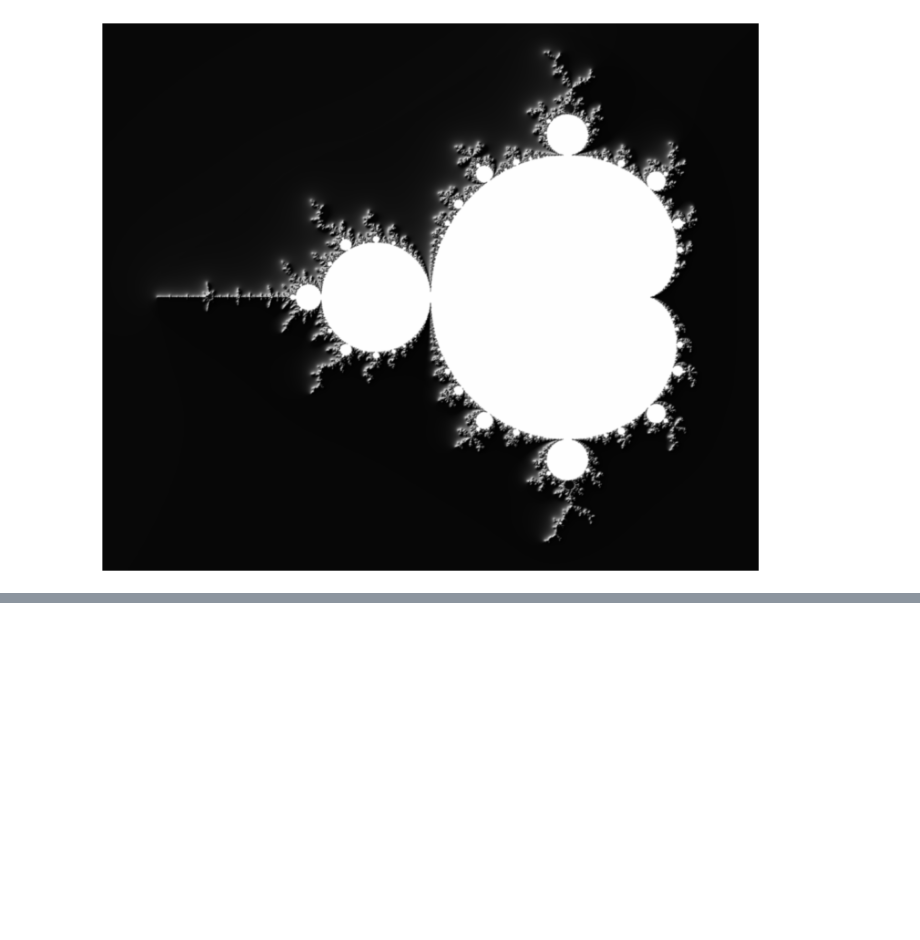
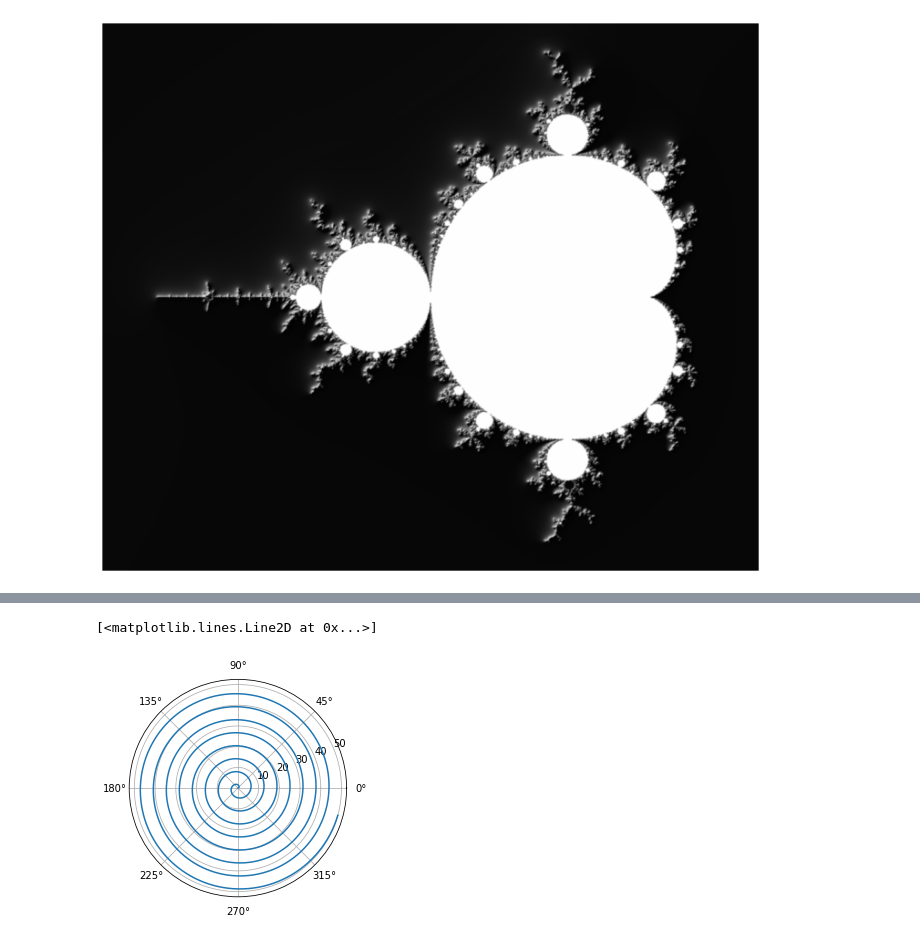
Before and after one commit to HayaoSuzuki/PyCon-mini-Shizuoka-2020, a Jupyter notebook: 20200229complex_numbers.ipynb, the cells around one changed output, grey strips where cells are left out. Cells and saved outputs as stored; diff of their text form; code cells hidden in the pictures; blank space fills up the shorter version.

```diff
--- a/20200229complex_numbers.ipynb
+++ b/20200229complex_numbers.ipynb
@@ -120,0 +130,6 @@ plt.show()
+# %%
+angles = np.linspace(0, 50, 1000, dtype=np.float64)
+plt.polar(angles, angles)
+# %% [output]
+[<matplotlib.lines.Line2D at 0x...>]
+[figure, added]
```
Also changed, not shown: parts of 4 cells of this notebook, 2 other files.
